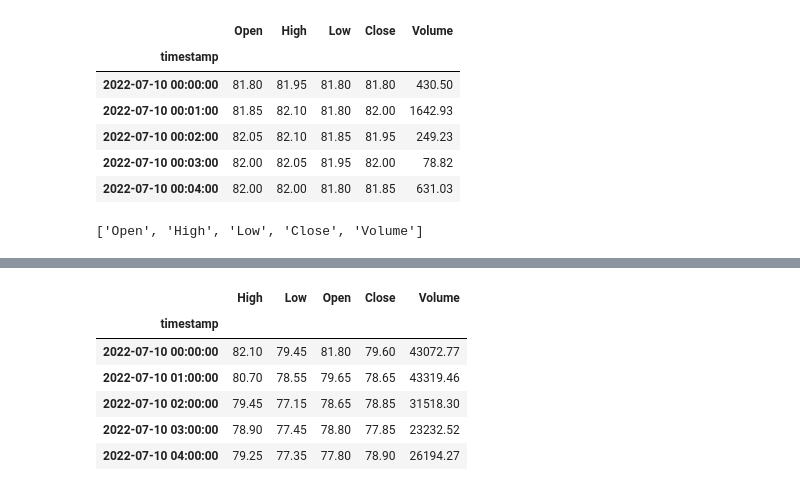
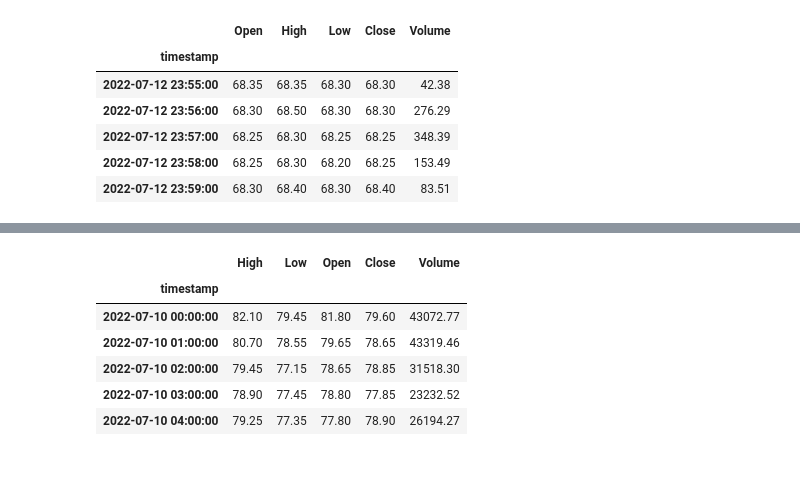
Before and after one commit to oskrivon/levelAnalyser, a Jupyter notebook: graph_display.ipynb, the cells around one changed output, grey strips where cells are left out. Cells and saved outputs as stored; diff of their text form; code cells hidden in the pictures.

```diff
--- a/graph_display.ipynb
+++ b/graph_display.ipynb
@@ -3,10 +3,17 @@ import pandas as pd
 import matplotlib.pyplot as plt
 import plotly.graph_objects as go
 import mplfinance as mpf
+import numpy as np
+from scipy.signal import savgol_filter
+from statsmodels.nonparametric.kernel_regression import KernelReg
 
-data = pd.read_csv('AAVEUSDT2022-07-10.csv')
+data_10 = pd.read_csv('AAVEUSDT2022-07-10.csv')
+data_11 = pd.read_csv('AAVEUSDT2022-07-11.csv')
+data_12 = pd.read_csv('AAVEUSDT2022-07-12.csv')
+data_x = data_10.append(data_11)
+data = data_x.append(data_12)
 data = data.drop(['tickDirection', 'trdMatchID'], axis=1)
 data['timestamp'] = pd.to_datetime(data['timestamp'], unit='s')
-data.head()
+data.tail()
 # %% [output]
 |  | timestamp | symbol | side | size | price | grossValue | homeNotional | foreignNotional |
@@ -39,21 +42,17 @@ data.loc[filter]
 # %%
 minutly_price = data.groupby([pd.Grouper(
     key='timestamp', freq='min')]).agg(
         Open = ('price', 'first'),
         High = ('price', 'max'),
         Low = ('price', 'min'),
         Close = ('price', 'last'),
         Volume = ('size', 'sum'), ).round(2)
-minutly_price.head()
+minutly_price.tail()
 # %% [output]
 |  | Open | High | Low | Close | Volume |
 | timestamp |  |  |  |  |  |
-| 2022-07-10 00:00:00 | 81.80 | 81.95 | 81.80 | 81.80 | 430.50 |
-| 2022-07-10 00:01:00 | 81.85 | 82.10 | 81.80 | 82.00 | 1642.93 |
-| 2022-07-10 00:02:00 | 82.05 | 82.10 | 81.85 | 81.95 | 249.23 |
-| 2022-07-10 00:03:00 | 82.00 | 82.05 | 81.95 | 82.00 | 78.82 |
-| 2022-07-10 00:04:00 | 82.00 | 82.00 | 81.80 | 81.85 | 631.03 |
+| 2022-07-12 23:55:00 | 68.35 | 68.35 | 68.30 | 68.30 | 42.38 |
+| 2022-07-12 23:56:00 | 68.30 | 68.50 | 68.30 | 68.30 | 276.29 |
+| 2022-07-12 23:57:00 | 68.25 | 68.30 | 68.25 | 68.25 | 348.39 |
+| 2022-07-12 23:58:00 | 68.25 | 68.30 | 68.20 | 68.25 | 153.49 |
+| 2022-07-12 23:59:00 | 68.30 | 68.40 | 68.30 | 68.40 | 83.51 |
-# %%
-minutly_price.columns.tolist()
-# %% [output]
-['Open', 'High', 'Low', 'Close', 'Volume']
```
Also changed, not shown: parts of 14 cells of this notebook.
